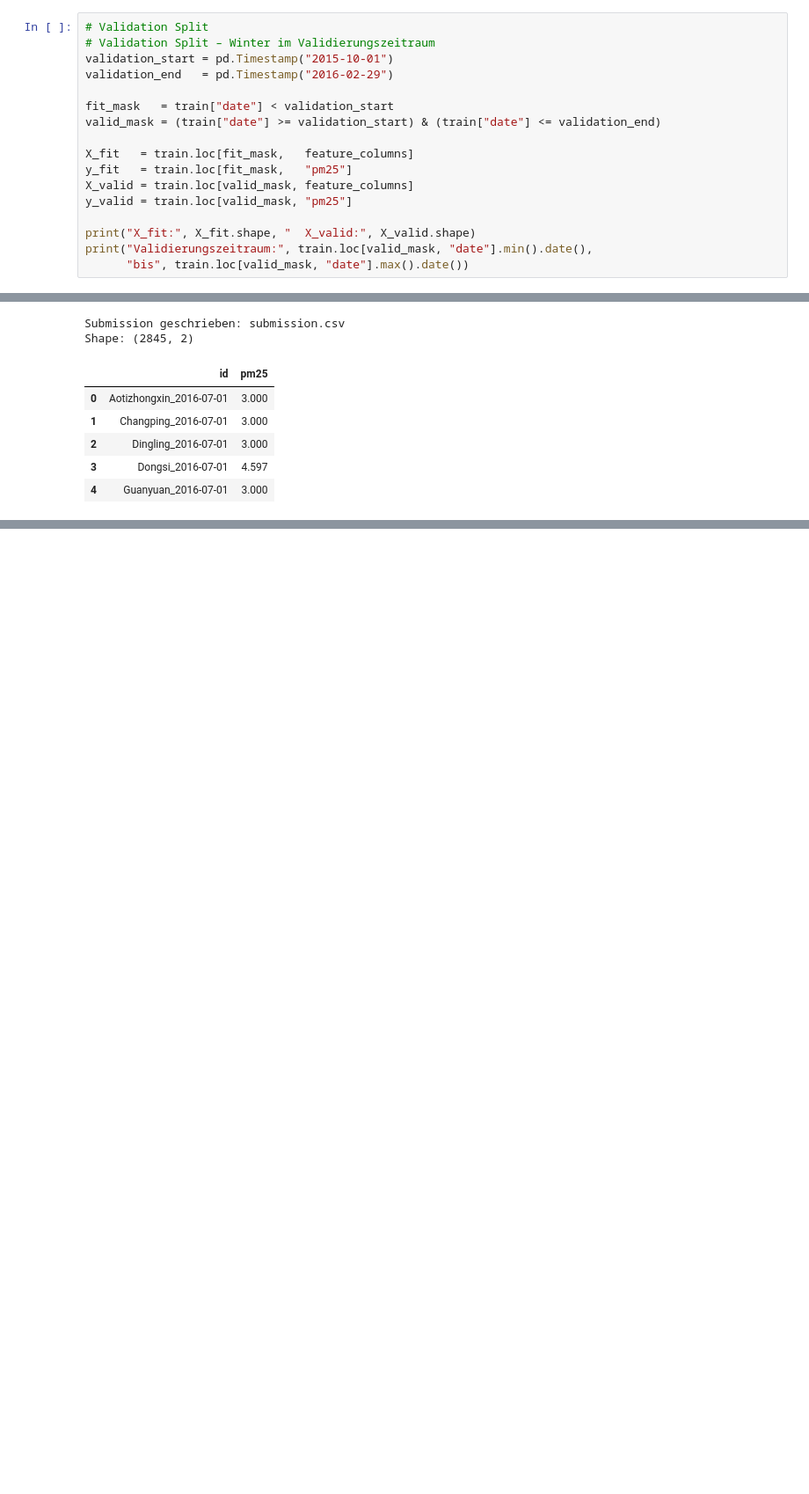
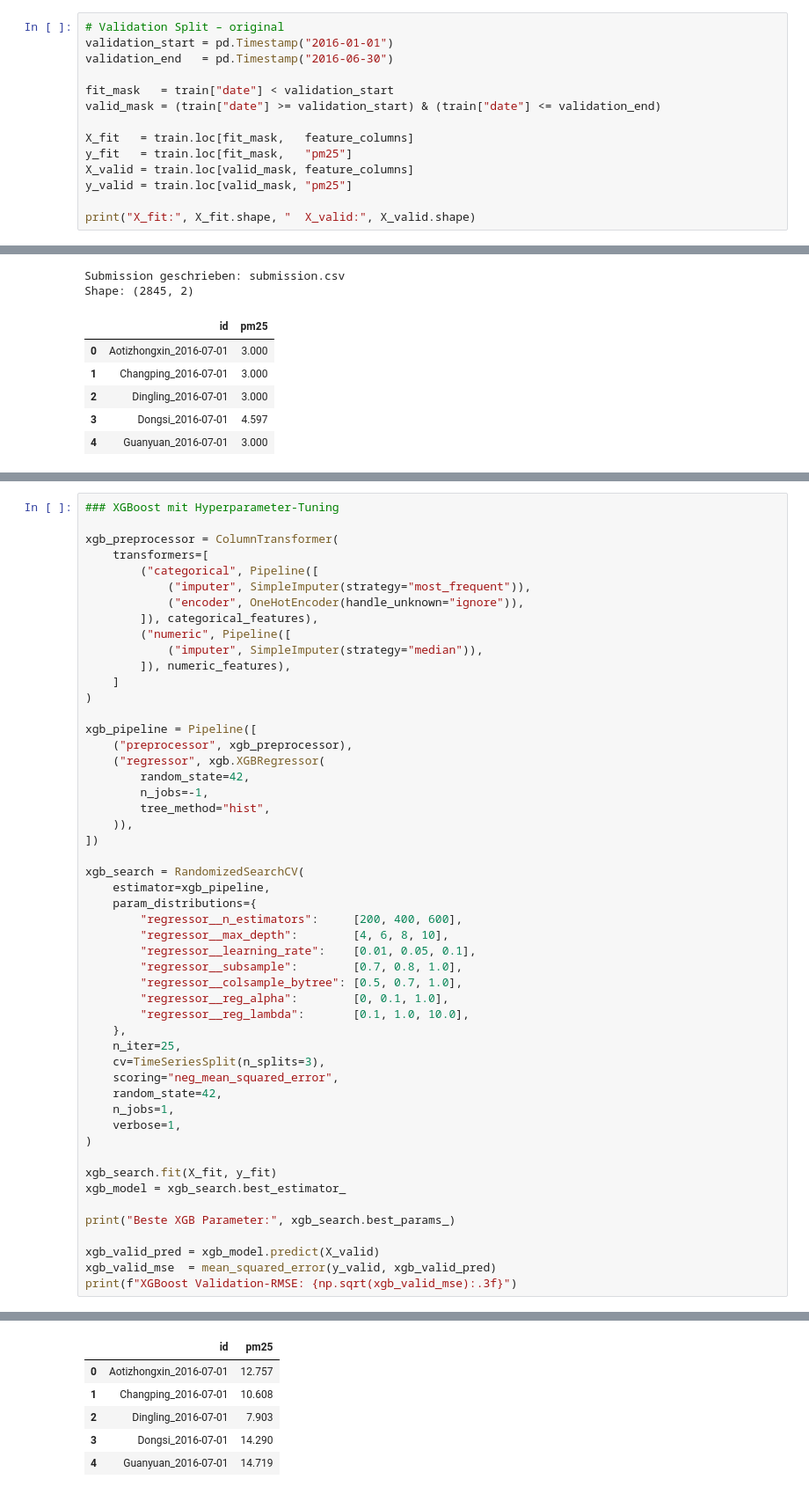
Before and after one commit to hagen-o/Umweltmonitoring-Kaggle-Challange-Beijing, a Jupyter notebook: notebookf1e5f185e6.ipynb, the cells around one changed output, grey strips where cells are left out. Shown at 88% size. Cells and saved outputs as stored; diff of their text form; blank space fills up the shorter version.

Commit message:
Neue Modelle

```diff
--- a/notebookf1e5f185e6.ipynb
+++ b/notebookf1e5f185e6.ipynb
@@ -254,8 +305,7 @@ feature_columns = categorical_features + numeric_features
 # %%
-# Validation Split
-# Validation Split – Winter im Validierungszeitraum
-validation_start = pd.Timestamp("2015-10-01")
-validation_end   = pd.Timestamp("2016-02-29")
+# Validation Split – original
+validation_start = pd.Timestamp("2016-01-01")
+validation_end   = pd.Timestamp("2016-06-30")
 
 fit_mask   = train["date"] < validation_start
 valid_mask = (train["date"] >= validation_start) & (train["date"] <= validation_end)
@@ -266,6 +316,4 @@ X_valid = train.loc[valid_mask, feature_columns]
 y_valid = train.loc[valid_mask, "pm25"]
 
 print("X_fit:", X_fit.shape, "  X_valid:", X_valid.shape)
-print("Validierungszeitraum:", train.loc[valid_mask, "date"].min().date(),
-      "bis", train.loc[valid_mask, "date"].max().date())
 # %% [output]
@@ -577,0 +586,52 @@ Shape: (2845, 2)
+# %%
+### XGBoost mit Hyperparameter-Tuning
+
+xgb_preprocessor = ColumnTransformer(
+    transformers=[
+        ("categorical", Pipeline([
+            ("imputer", SimpleImputer(strategy="most_frequent")),
+            ("encoder", OneHotEncoder(handle_unknown="ignore")),
+        ]), categorical_features),
+        ("numeric", Pipeline([
+            ("imputer", SimpleImputer(strategy="median")),
+        ]), numeric_features),
+    ]
+)
+
+xgb_pipeline = Pipeline([
+    ("preprocessor", xgb_preprocessor),
+    ("regressor", xgb.XGBRegressor(
+        random_state=42,
+        n_jobs=-1,
+        tree_method="hist",
+    )),
+])
+
+xgb_search = RandomizedSearchCV(
+    estimator=xgb_pipeline,
+    param_distributions={
+        "regressor__n_estimators":     [200, 400, 600],
+        "regressor__max_depth":        [4, 6, 8, 10],
+        "regressor__learning_rate":    [0.01, 0.05, 0.1],
+        "regressor__subsample":        [0.7, 0.8, 1.0],
+        "regressor__colsample_bytree": [0.5, 0.7, 1.0],
+        "regressor__reg_alpha":        [0, 0.1, 1.0],
+        "regressor__reg_lambda":       [0.1, 1.0, 10.0],
+    },
+    n_iter=25,
+    cv=TimeSeriesSplit(n_splits=3),
+    scoring="neg_mean_squared_error",
+    random_state=42,
+    n_jobs=1,
+    verbose=1,
+)
+
+xgb_search.fit(X_fit, y_fit)
+xgb_model = xgb_search.best_estimator_
+
+print("Beste XGB Parameter:", xgb_search.best_params_)
+
+xgb_valid_pred = xgb_model.predict(X_valid)
+xgb_valid_mse  = mean_squared_error(y_valid, xgb_valid_pred)
+print(f"XGBoost Validation-RMSE: {np.sqrt(xgb_valid_mse):.3f}")
+# %% [output]
@@ -577,0 +641,6 @@ Shape: (2845, 2)
+|  | id | pm25 |
+| 0 | Aotizhongxin_2016-07-01 | 12.757 |
+| 1 | Changping_2016-07-01 | 10.608 |
+| 2 | Dingling_2016-07-01 | 7.903 |
+| 3 | Dongsi_2016-07-01 | 14.290 |
+| 4 | Guanyuan_2016-07-01 | 14.719 |
```
Also changed, not shown: parts of 12 cells of this notebook.
